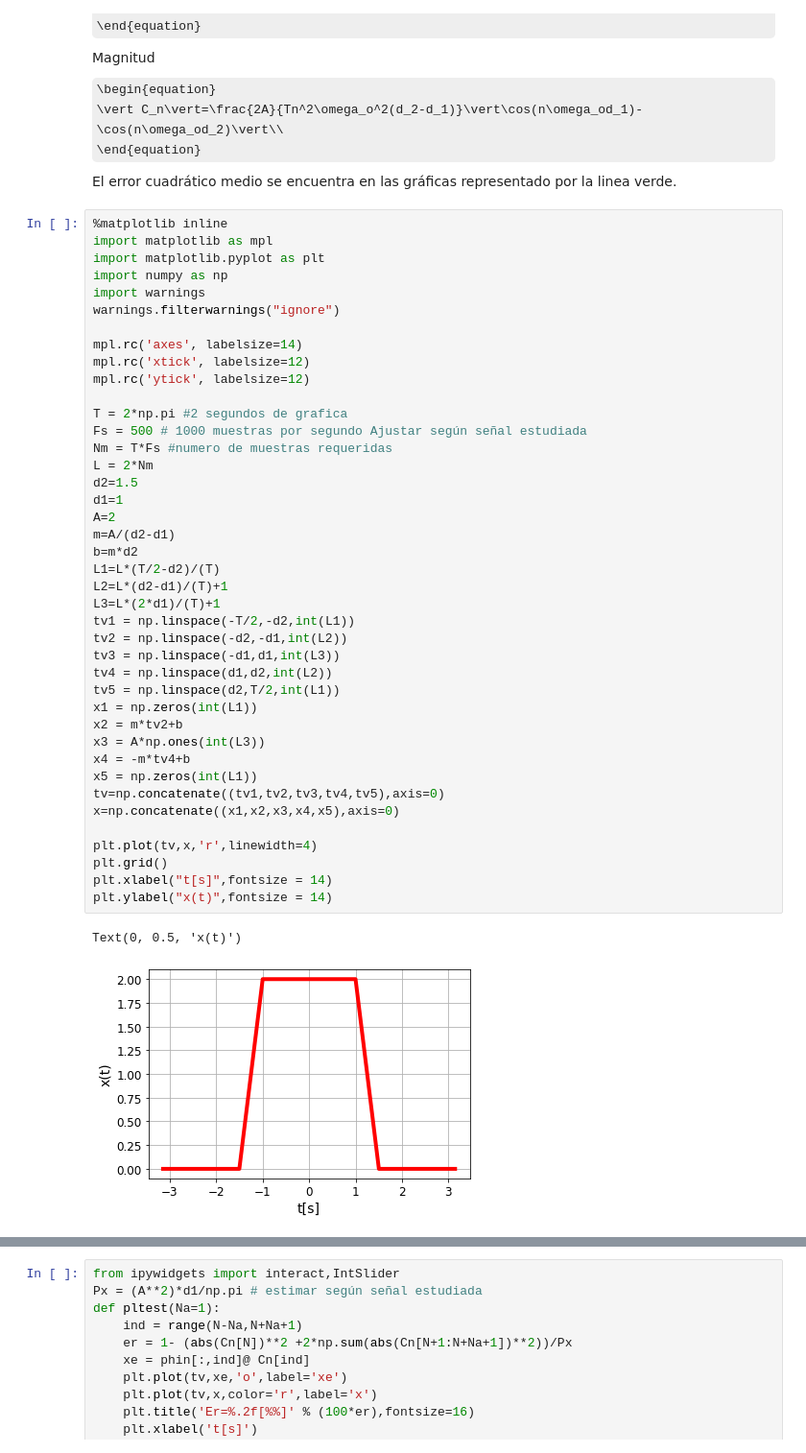
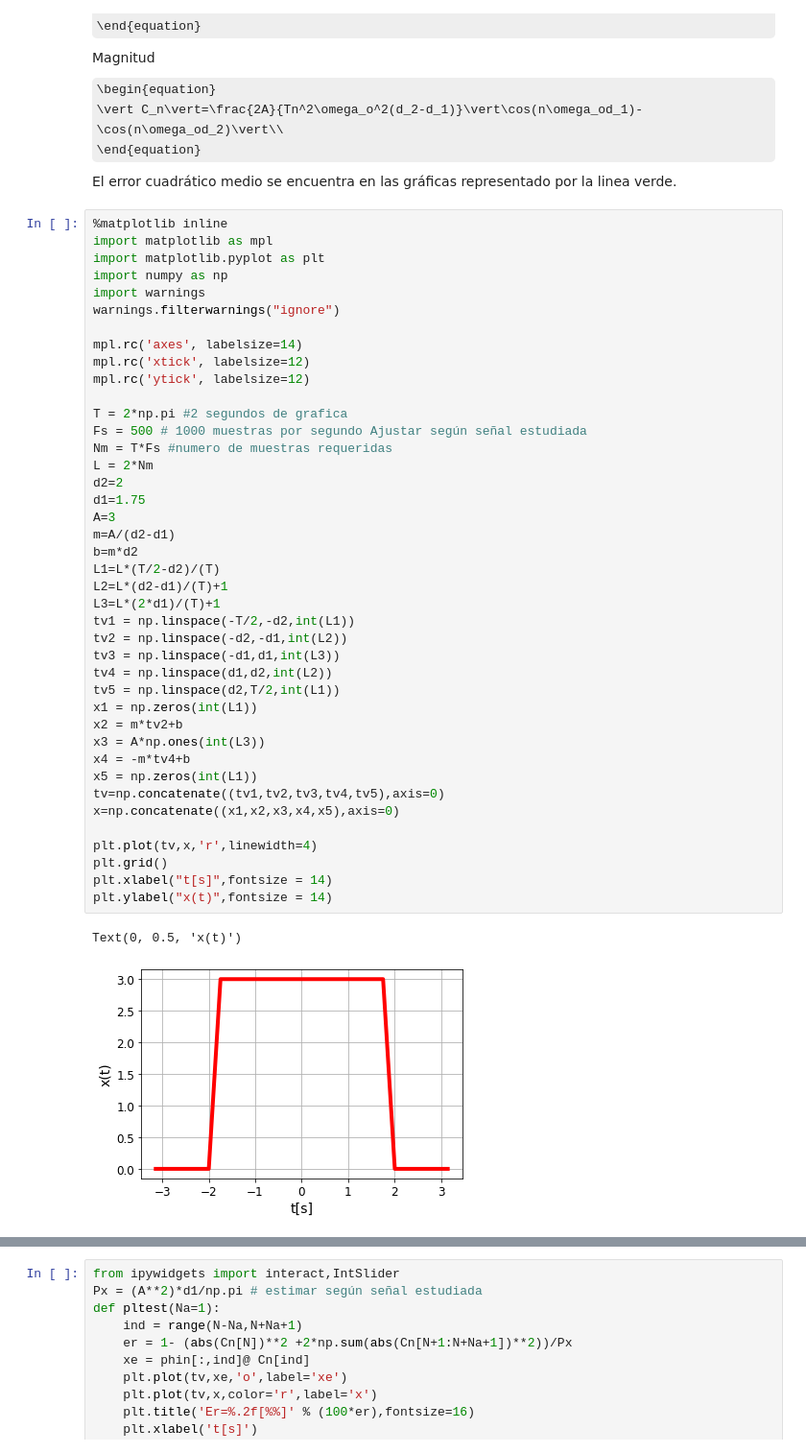
Before and after one commit to sejaramillotr/Taller-2, a Jupyter notebook: Taller_2.ipynb, the cells around one changed output, grey strips where cells are left out. Shown at 96% size. Saved outputs shown, nothing was run; the diff lists cells and outputs as text; some formulas as TeX source.

```diff
--- a/Taller_2.ipynb
+++ b/Taller_2.ipynb
@@ -1225,37 +1235,37 @@ mpl.rc('xtick', labelsize=12)
 mpl.rc('ytick', labelsize=12)
 
 T = 2*np.pi #2 segundos de grafica
 Fs = 500 # 1000 muestras por segundo Ajustar según señal estudiada
 Nm = T*Fs #numero de muestras requeridas
 L = 2*Nm
-d2=1.5
-d1=1
-A=2
+d2=2
+d1=1.75
+A=3
 m=A/(d2-d1)
 b=m*d2
 L1=L*(T/2-d2)/(T)
 L2=L*(d2-d1)/(T)+1
 L3=L*(2*d1)/(T)+1
 tv1 = np.linspace(-T/2,-d2,int(L1))
 tv2 = np.linspace(-d2,-d1,int(L2))
 tv3 = np.linspace(-d1,d1,int(L3))
 tv4 = np.linspace(d1,d2,int(L2))
 tv5 = np.linspace(d2,T/2,int(L1))
 x1 = np.zeros(int(L1))
 x2 = m*tv2+b
 x3 = A*np.ones(int(L3))
 x4 = -m*tv4+b
 x5 = np.zeros(int(L1))
 tv=np.concatenate((tv1,tv2,tv3,tv4,tv5),axis=0)
 x=np.concatenate((x1,x2,x3,x4,x5),axis=0)
 
 plt.plot(tv,x,'r',linewidth=4)
 plt.grid()
 plt.xlabel("t[s]",fontsize = 14)
 plt.ylabel("x(t)",fontsize = 14)
 # %% [output]
 Text(0, 0.5, 'x(t)')
-[figure, old version]
+[figure, new version]
 # %%
 N = 5 #numero armonicos
 wo = 2*np.pi/T # frecuencia fundamental
```
Also changed, not shown: parts of 8 cells of this notebook.
